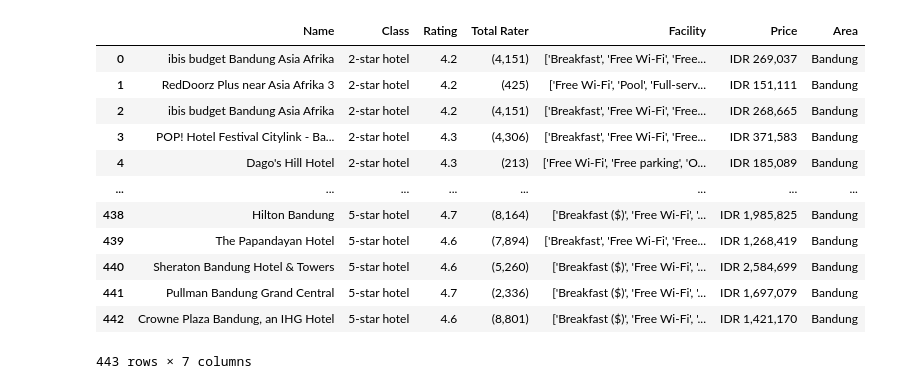
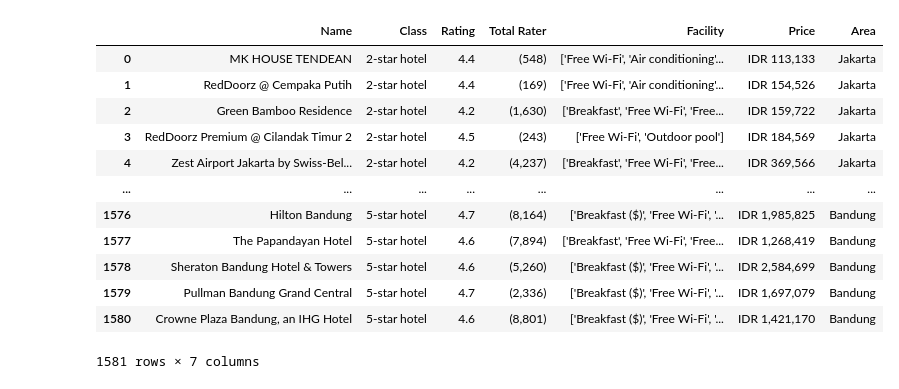
Before and after one commit to ilham-2001/naive-bayes-hotel-price-category-estimation, a Jupyter notebook: test.ipynb, the cells around one changed output. Drawn from its saved outputs; the diff is of its cells as text; code cells hidden in the pictures.

```diff
--- a/test.ipynb
+++ b/test.ipynb
@@ -1,19 +1,19 @@
 # %%
 import pandas as pd
 # %%
-data = pd.read_csv("data/bandung.csv")
+data = pd.read_csv("data/hotel.csv")
 data
 # %% [output]
 |  | Name | Class | Rating | Total Rater | Facility | Price | Area |
-| 0 | ibis budget Bandung Asia Afrika | 2-star hotel | 4.2 | (4,151) | ['Breakfast', 'Free Wi-Fi', 'Free... | IDR 269,037 | Bandung |
-| 1 | RedDoorz Plus near Asia Afrika 3 | 2-star hotel | 4.2 | (425) | ['Free Wi-Fi', 'Pool', 'Full-serv... | IDR 151,111 | Bandung |
-| 2 | ibis budget Bandung Asia Afrika | 2-star hotel | 4.2 | (4,151) | ['Breakfast', 'Free Wi-Fi', 'Free... | IDR 268,665 | Bandung |
-| 3 | POP! Hotel Festival Citylink - Ba... | 2-star hotel | 4.3 | (4,306) | ['Breakfast', 'Free Wi-Fi', 'Free... | IDR 371,583 | Bandung |
-| 4 | Dago's Hill Hotel | 2-star hotel | 4.3 | (213) | ['Free Wi-Fi', 'Free parking', 'O... | IDR 185,089 | Bandung |
+| 0 | MK HOUSE TENDEAN | 2-star hotel | 4.4 | (548) | ['Free Wi-Fi', 'Air conditioning'... | IDR 113,133 | Jakarta |
+| 1 | RedDoorz @ Cempaka Putih | 2-star hotel | 4.4 | (169) | ['Free Wi-Fi', 'Air conditioning'... | IDR 154,526 | Jakarta |
+| 2 | Green Bamboo Residence | 2-star hotel | 4.2 | (1,630) | ['Breakfast', 'Free Wi-Fi', 'Free... | IDR 159,722 | Jakarta |
+| 3 | RedDoorz Premium @ Cilandak Timur 2 | 2-star hotel | 4.5 | (243) | ['Free Wi-Fi', 'Outdoor pool'] | IDR 184,569 | Jakarta |
+| 4 | Zest Airport Jakarta by Swiss-Bel... | 2-star hotel | 4.2 | (4,237) | ['Breakfast', 'Free Wi-Fi', 'Free... | IDR 369,566 | Jakarta |
 | ... | ... | ... | ... | ... | ... | ... | ... |
-| 438 | Hilton Bandung | 5-star hotel | 4.7 | (8,164) | ['Breakfast ($)', 'Free Wi-Fi', '... | IDR 1,985,825 | Bandung |
-| 439 | The Papandayan Hotel | 5-star hotel | 4.6 | (7,894) | ['Breakfast', 'Free Wi-Fi', 'Free... | IDR 1,268,419 | Bandung |
-| 440 | Sheraton Bandung Hotel & Towers | 5-star hotel | 4.6 | (5,260) | ['Breakfast ($)', 'Free Wi-Fi', '... | IDR 2,584,699 | Bandung |
-| 441 | Pullman Bandung Grand Central | 5-star hotel | 4.7 | (2,336) | ['Breakfast ($)', 'Free Wi-Fi', '... | IDR 1,697,079 | Bandung |
-| 442 | Crowne Plaza Bandung, an IHG Hotel | 5-star hotel | 4.6 | (8,801) | ['Breakfast ($)', 'Free Wi-Fi', '... | IDR 1,421,170 | Bandung |
+| 1576 | Hilton Bandung | 5-star hotel | 4.7 | (8,164) | ['Breakfast ($)', 'Free Wi-Fi', '... | IDR 1,985,825 | Bandung |
+| 1577 | The Papandayan Hotel | 5-star hotel | 4.6 | (7,894) | ['Breakfast', 'Free Wi-Fi', 'Free... | IDR 1,268,419 | Bandung |
+| 1578 | Sheraton Bandung Hotel & Towers | 5-star hotel | 4.6 | (5,260) | ['Breakfast ($)', 'Free Wi-Fi', '... | IDR 2,584,699 | Bandung |
+| 1579 | Pullman Bandung Grand Central | 5-star hotel | 4.7 | (2,336) | ['Breakfast ($)', 'Free Wi-Fi', '... | IDR 1,697,079 | Bandung |
+| 1580 | Crowne Plaza Bandung, an IHG Hotel | 5-star hotel | 4.6 | (8,801) | ['Breakfast ($)', 'Free Wi-Fi', '... | IDR 1,421,170 | Bandung |
-443 rows × 7 columns
+1581 rows × 7 columns
```
Also changed, not shown: parts of 15 cells of this notebook, 6 other files.
